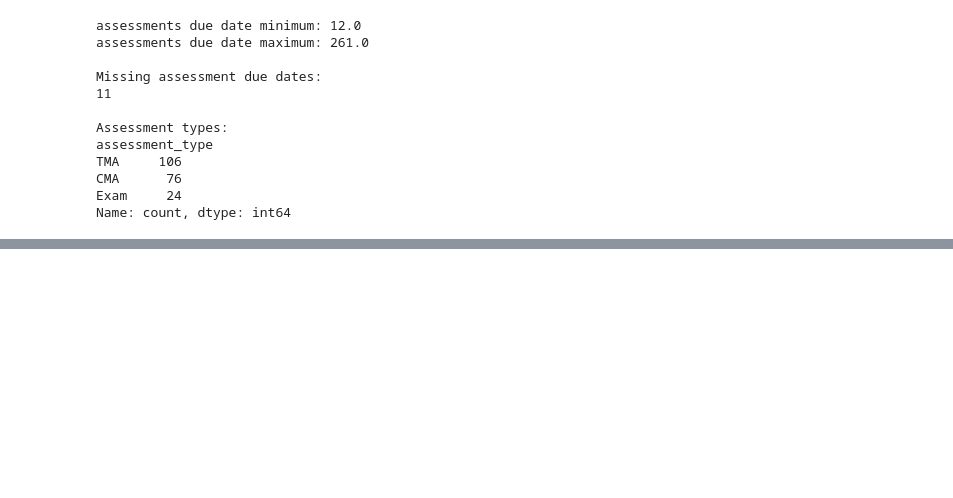
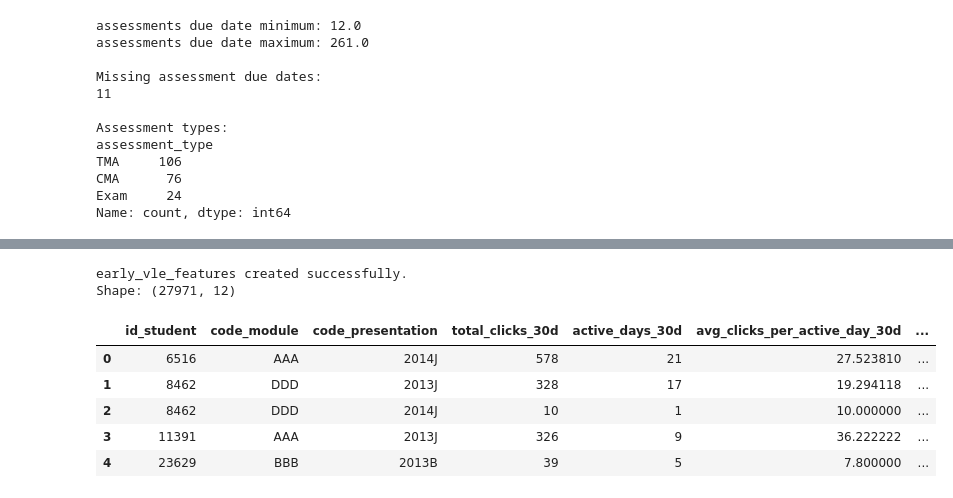
Before and after one commit to futabarentarou/potential-pathway-index, a Jupyter notebook: notebooks/02_early_behavior_features.ipynb, the cells around one changed output, grey strips where cells are left out. Drawn from its saved outputs; the diff is of its cells as text; code cells hidden in the pictures; blank space fills up the shorter version.

```diff
--- a/notebooks/02_early_behavior_features.ipynb
+++ b/notebooks/02_early_behavior_features.ipynb
@@ -184,0 +221,13 @@ Name: count, dtype: int64
+# %%
+daily_vle_activity = (
+    early_student_vle
+    .groupby(main_keys + ["date"], as_index=False)
+    .agg(
+        daily_clicks=("sum_click", "sum")
+    )
+)
+
+print("daily_vle_activity created successfully.")
+print("Shape:", daily_vle_activity.shape)
+
+daily_vle_activity.head()
@@ -184,0 +243,42 @@ Name: count, dtype: int64
+# %%
+early_vle_features = (
+    daily_vle_activity
+    .groupby(main_keys, as_index=False)
+    .agg(
+        total_clicks_30d=("daily_clicks", "sum"),
+        active_days_30d=("date", "nunique"),
+        avg_clicks_per_active_day_30d=("daily_clicks", "mean"),
+        max_clicks_single_day_30d=("daily_clicks", "max"),
+        std_clicks_active_day_30d=("daily_clicks", "std"),
+        first_activity_day_30d=("date", "min"),
+        last_activity_day_30d=("date", "max")
+    )
+)
+
+early_vle_features["std_clicks_active_day_30d"] = (
+    early_vle_features["std_clicks_active_day_30d"].fillna(0)
+)
+
+early_vle_features["activity_span_30d"] = (
+    early_vle_features["last_activity_day_30d"]
+    - early_vle_features["first_activity_day_30d"]
+    + 1
+)
+
+early_vle_features["days_since_last_activity_30d"] = (
+    EARLY_WINDOW_END - early_vle_features["last_activity_day_30d"]
+)
+
+print("early_vle_features created successfully.")
+print("Shape:", early_vle_features.shape)
+
+early_vle_features.head()
+# %% [output]
+early_vle_features created successfully.
+Shape: (27971, 12)
+|  | id_student | code_module | code_presentation | total_clicks_30d | active_days_30d | avg_clicks_per_active_day_30d | ... |
+| 0 | 6516 | AAA | 2014J | 578 | 21 | 27.523810 | ... |
+| 1 | 8462 | DDD | 2013J | 328 | 17 | 19.294118 | ... |
+| 2 | 8462 | DDD | 2014J | 10 | 1 | 10.000000 | ... |
+| 3 | 11391 | AAA | 2013J | 326 | 9 | 36.222222 | ... |
+| 4 | 23629 | BBB | 2013B | 39 | 5 | 7.800000 | ... |
```
Also changed, not shown: parts of 7 cells of this notebook.
